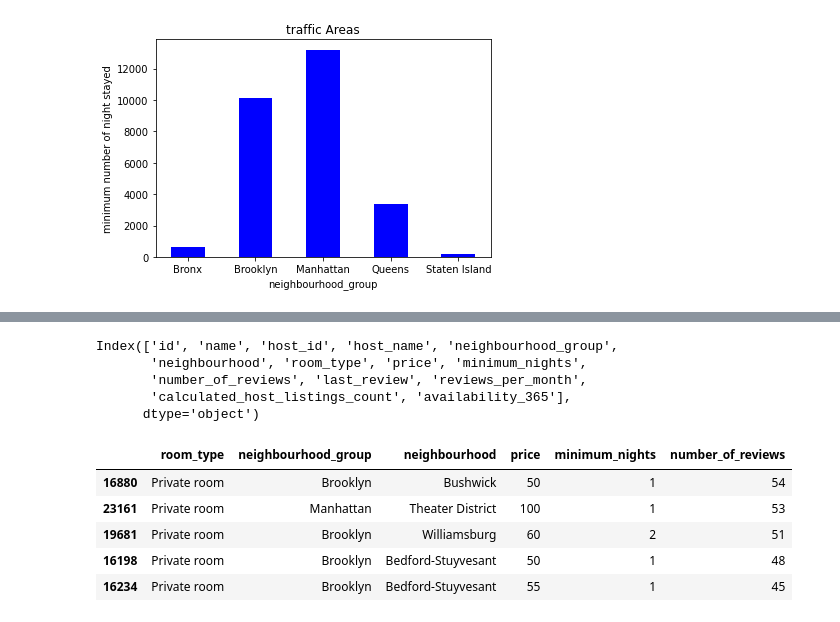
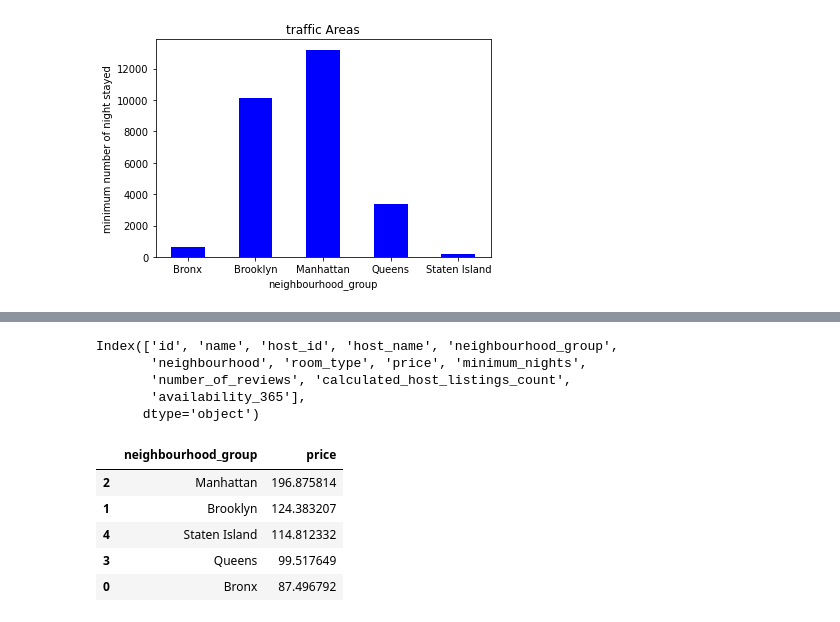
Before and after one commit to iamnaveenk/EDA_project_Airbnb, a Jupyter notebook: EDA_project_airbnb.ipynb, the cells around one changed output, grey strips where cells are left out. Cells and saved outputs as stored; diff of their text form; code cells hidden in the pictures.

```diff
--- a/EDA_project_airbnb.ipynb
+++ b/EDA_project_airbnb.ipynb
@@ -364,19 +597,19 @@ reason for this is minimum_nights stayed which are present above.
 # %%
-data.columns
+data1.columns
 # %% [output]
 Index(['id', 'name', 'host_id', 'host_name', 'neighbourhood_group',
        'neighbourhood', 'room_type', 'price', 'minimum_nights',
-       'number_of_reviews', 'last_review', 'reviews_per_month',
-       'calculated_host_listings_count', 'availability_365'],
+       'number_of_reviews', 'calculated_host_listings_count',
+       'availability_365'],
       dtype='object')
 # %%
-reviews_prediction1=data.groupby(['room_type','neighbourhood_group','neighbourhood','price','minimum_nights'])['number_of_reviews'].count().reset_index()
-
-reviews_prediction1.sort_values('number_of_reviews', axis=0, ascending=False).head()
+price_pred=data1.groupby(['neighbourhood_group'])['price'].mean().reset_index()
+price_pred=price_av.sort_values('price', axis=0, ascending=False)
+price_pred.head(20)
 # %% [output]
-|  | room_type | neighbourhood_group | neighbourhood | price | minimum_nights | number_of_reviews |
-| 16880 | Private room | Brooklyn | Bushwick | 50 | 1 | 54 |
-| 23161 | Private room | Manhattan | Theater District | 100 | 1 | 53 |
-| 19681 | Private room | Brooklyn | Williamsburg | 60 | 2 | 51 |
-| 16198 | Private room | Brooklyn | Bedford-Stuyvesant | 50 | 1 | 48 |
-| 16234 | Private room | Brooklyn | Bedford-Stuyvesant | 55 | 1 | 45 |
+|  | neighbourhood_group | price |
+| 2 | Manhattan | 196.875814 |
+| 1 | Brooklyn | 124.383207 |
+| 4 | Staten Island | 114.812332 |
+| 3 | Queens | 99.517649 |
+| 0 | Bronx | 87.496792 |
```
Also changed, not shown: parts of 57 cells of this notebook.
